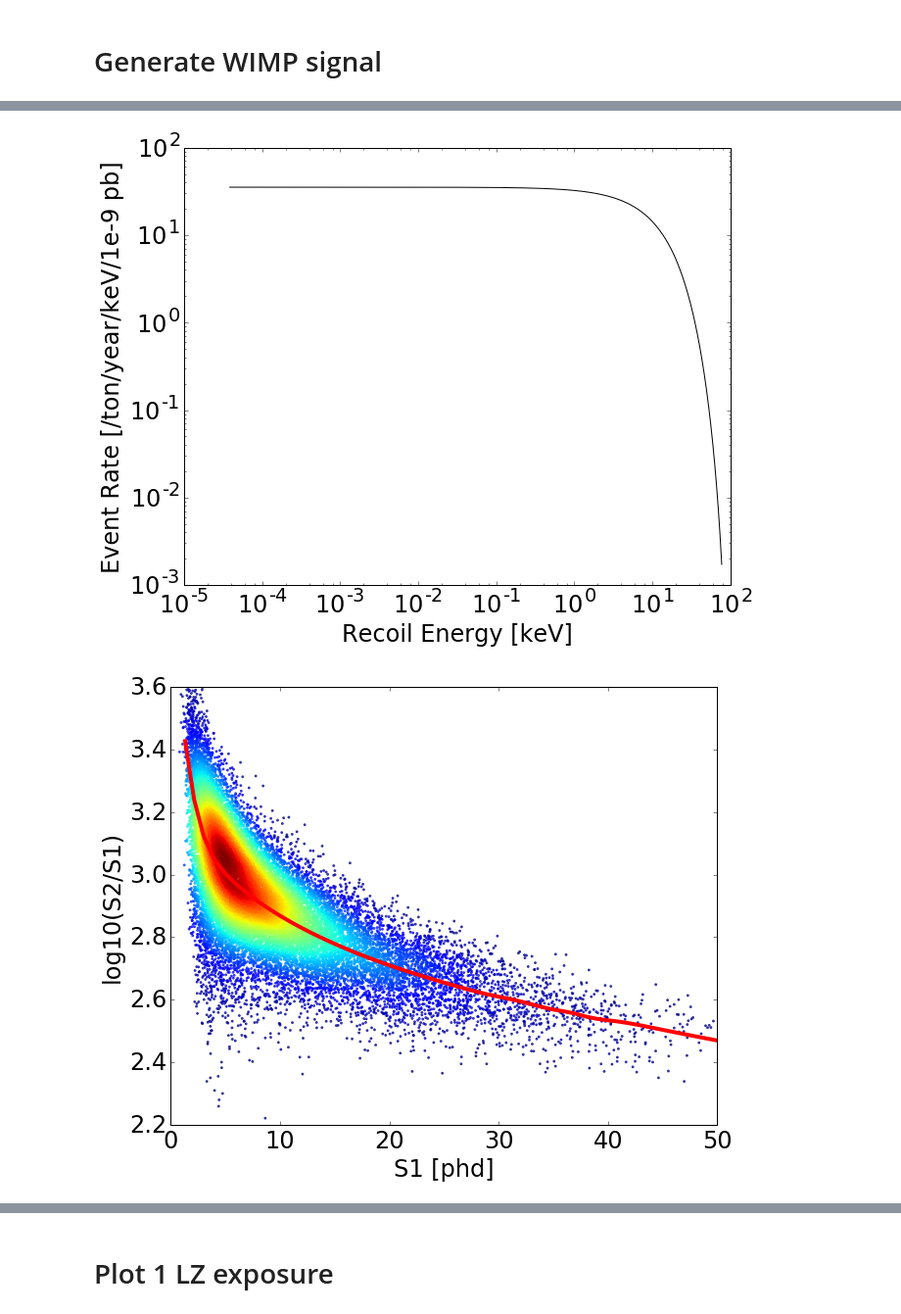
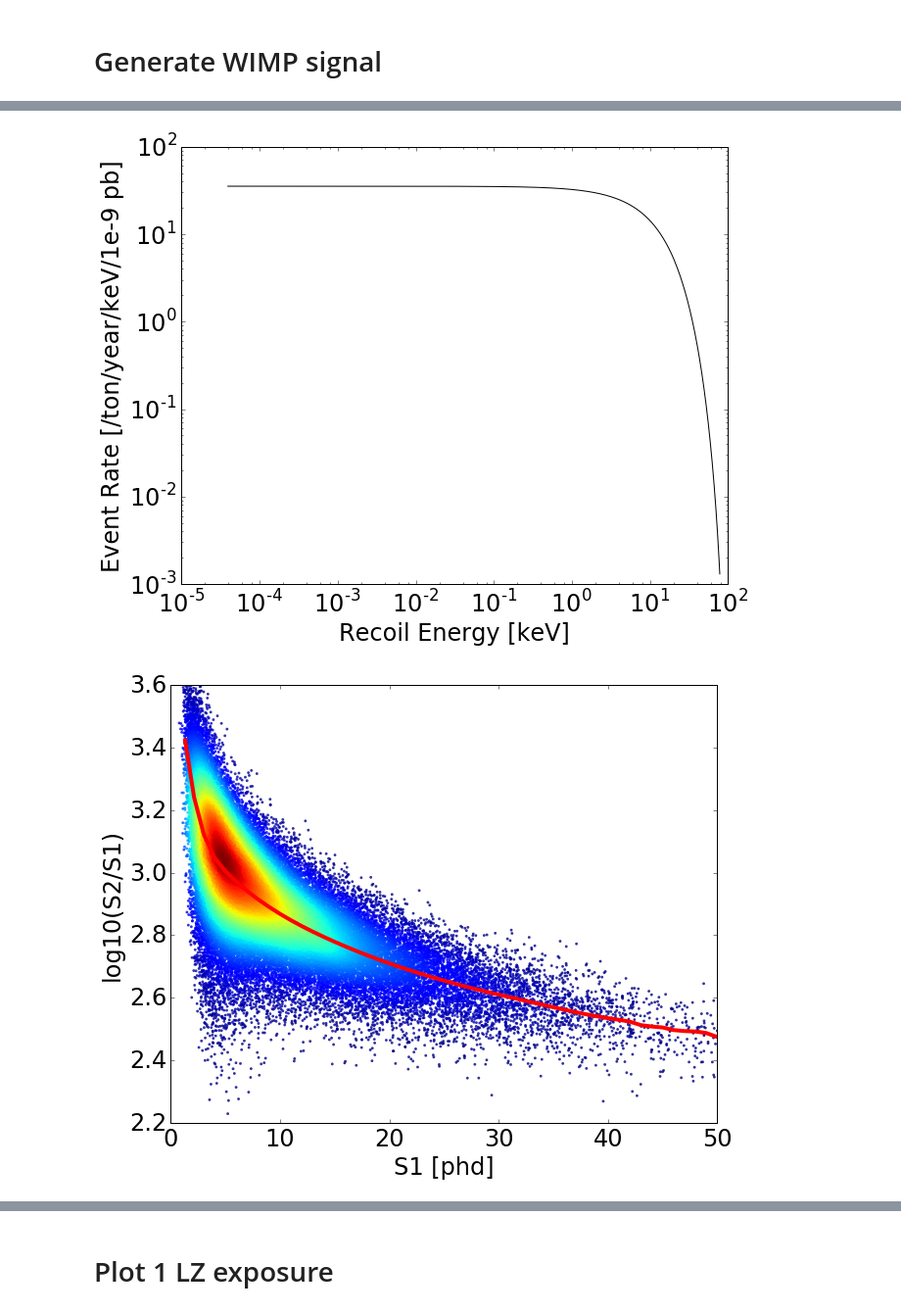
Before and after one commit to attdobi/iPyNb, a Jupyter notebook: PyNEST/TDR/PDF_visualizer.ipynb, the cells around one changed output, grey strips where cells are left out. Shown at 98% size. Cells and saved outputs as stored; diff of their text form; code cells hidden in the pictures.

```diff
--- a/PyNEST/TDR/PDF_visualizer.ipynb
+++ b/PyNEST/TDR/PDF_visualizer.ipynb
@@ -423,7 +437,7 @@ Count below NR mean (0 to 20 S1) = 0.140 +/- 0.003
 <h1> Generate WIMP signal </h1>
 # %%
 S2raw_min=450
-nSim=1e4
+nSim=1e5
 NEST.SetParticleType(0) #0=NR
 
 #Generate WIMPs
@@ -454,6 +468,8 @@ for mWmp,nSim in zip(int32([10,25,50,100]),int32([2e5,8e4,4e4,2e4])):
         S1_mw50=S1c[rnd_index]
         S2_mw50=S2c[rnd_index]
         S2_mw50_raw=S2[rnd_index]
+        S1_cut_wm50=S1_cut
+        S2_cut_wm50=S2_cut
 # %% [output]
 total rate above 0.00 keV = 749856 [evts/kg/day per pb]
 Detector exposure factor per pb = 4.76282e-08
@@ -470,2 +486,2 @@ Detector exposure factor per pb = 5.25908e-09
-[figure, old version]
+[figure, new version]
-[figure, old version]
+[figure, new version]
```
Also changed, not shown: parts of 19 cells of this notebook, 13 other files.
